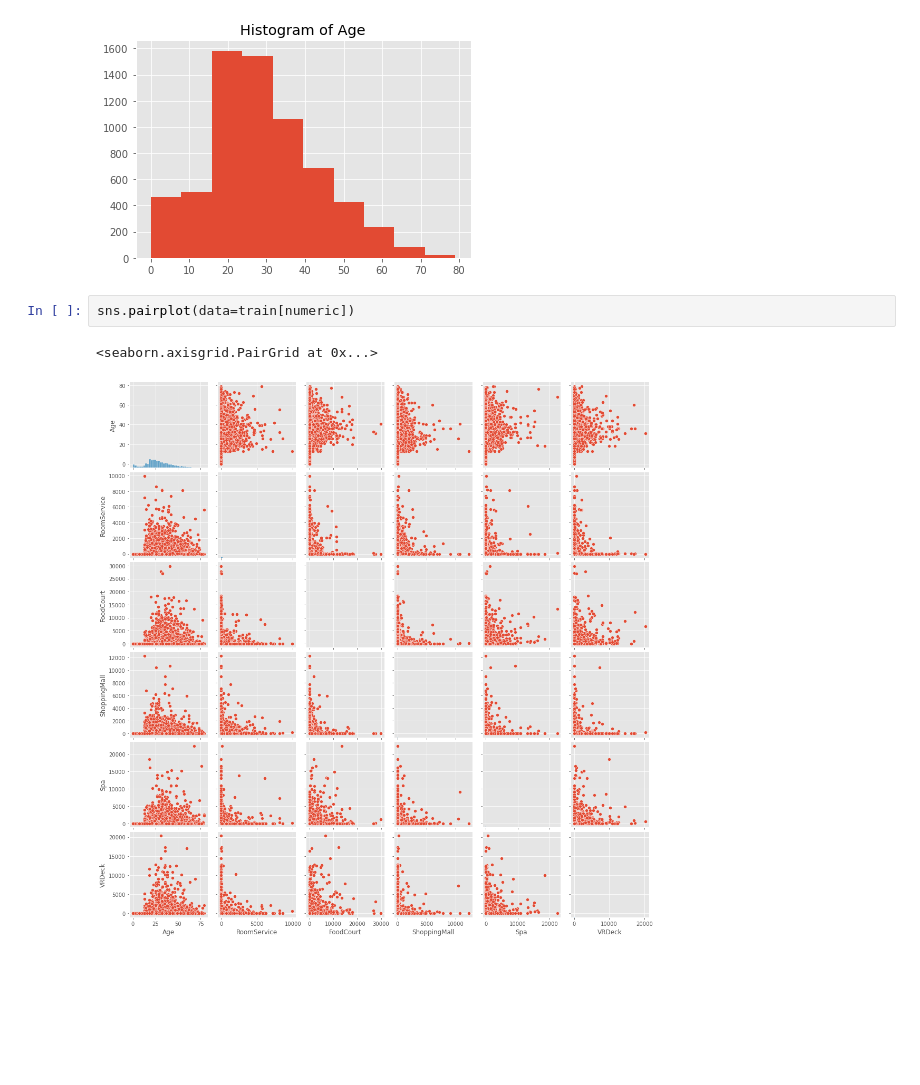
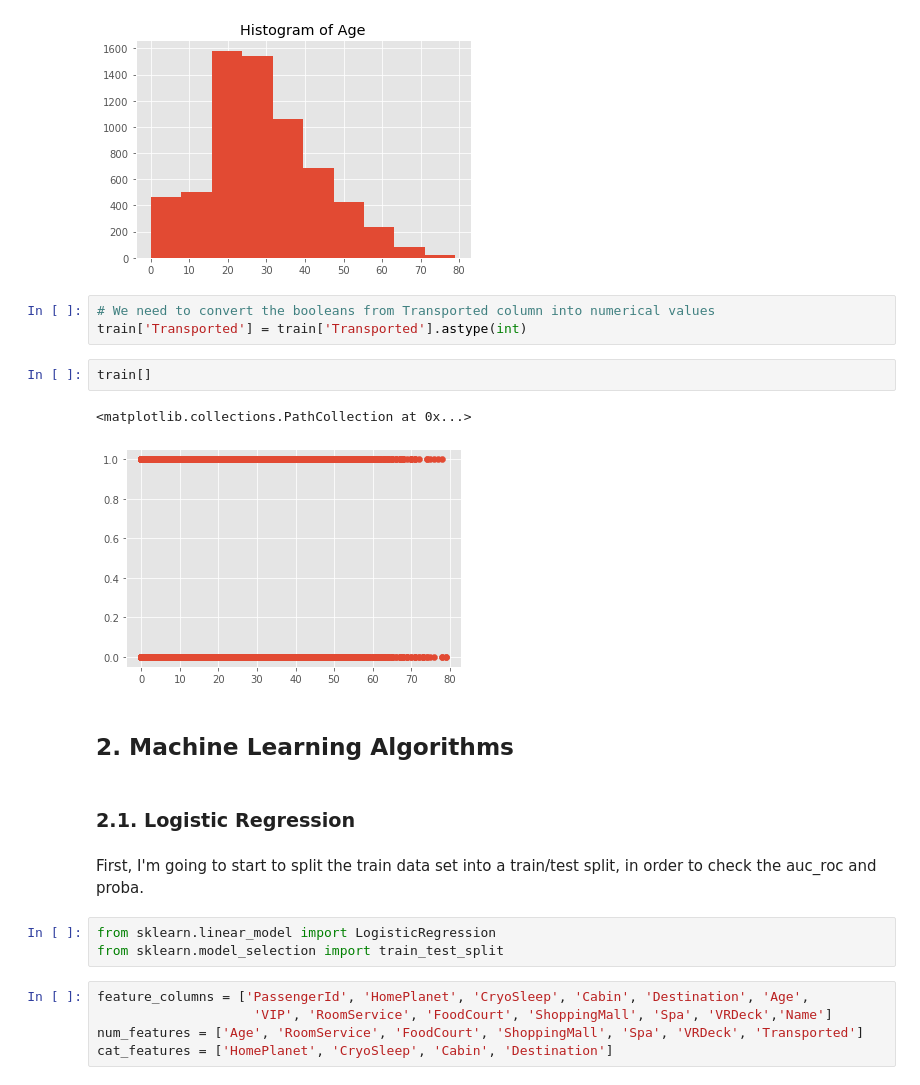
Before and after one commit to manoloacademia/spaceship_titanic, a Jupyter notebook: spaceship_titanic.ipynb, the cells around one changed output. Drawn from its saved outputs; the diff is of its cells as text; blank space fills up the shorter version.

```diff
--- a/spaceship_titanic.ipynb
+++ b/spaceship_titanic.ipynb
@@ -195,8 +173,25 @@ plt.title('Histogram of Age')
 plt.show()
 # %% [output]
 [figure]
-# %%
-sns.pairplot(data=train[numeric])
-# %% [output]
-<seaborn.axisgrid.PairGrid at 0x...>
-[figure, removed]
+# %%
+# We need to convert the booleans from Transported column into numerical values
+train['Transported'] = train['Transported'].astype(int)
+# %%
+train[]
+# %% [output]
+<matplotlib.collections.PathCollection at 0x...>
+[figure, added]
+# %% [markdown]
+## 2. Machine Learning Algorithms
+# %% [markdown]
+### 2.1. Logistic Regression
+# %% [markdown]
+First, I'm going to start to split the train data set into a train/test split, in order to check the auc_roc and proba.
+# %%
+from sklearn.linear_model import LogisticRegression
+from sklearn.model_selection import train_test_split
+# %%
+feature_columns = ['PassengerId', 'HomePlanet', 'CryoSleep', 'Cabin', 'Destination', 'Age',
+                    'VIP', 'RoomService', 'FoodCourt', 'ShoppingMall', 'Spa', 'VRDeck','Name']
+num_features = ['Age', 'RoomService', 'FoodCourt', 'ShoppingMall', 'Spa', 'VRDeck', 'Transported']
+cat_features = ['HomePlanet', 'CryoSleep', 'Cabin', 'Destination']
```
Also changed, not shown: parts of 10 cells of this notebook.
